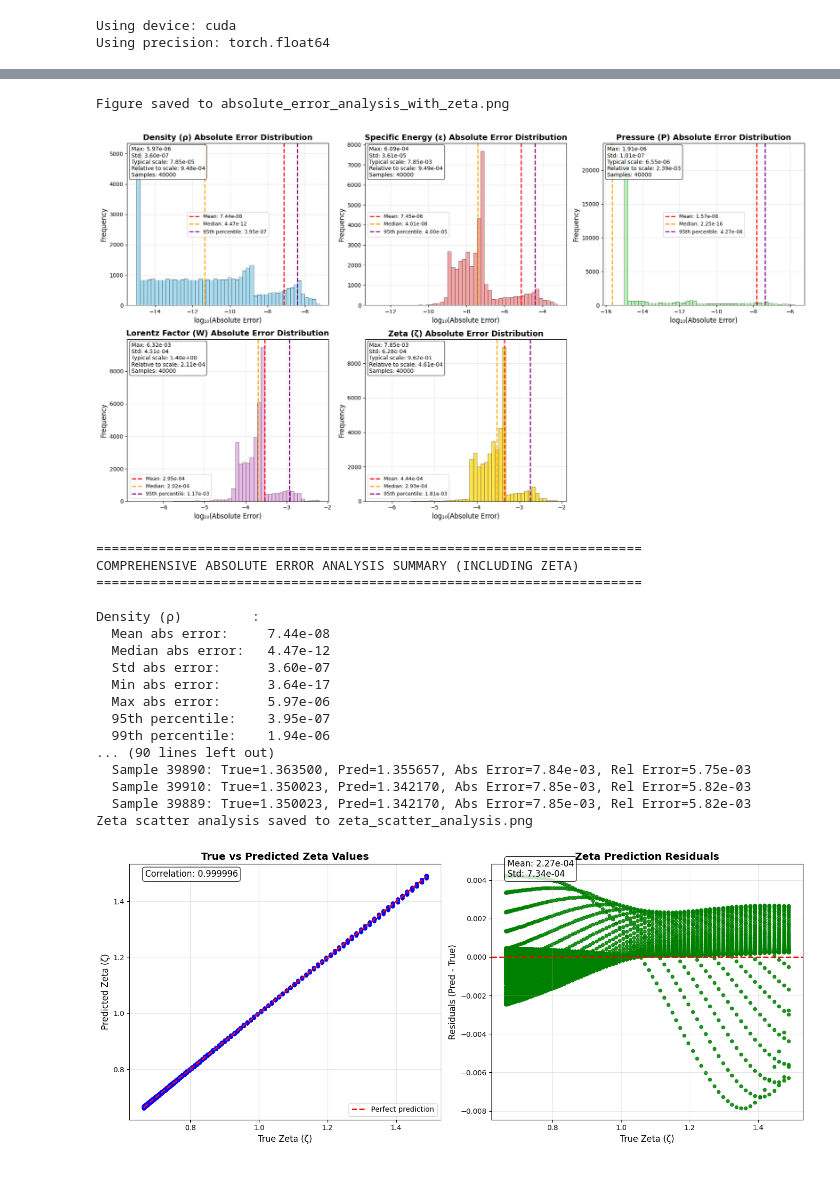
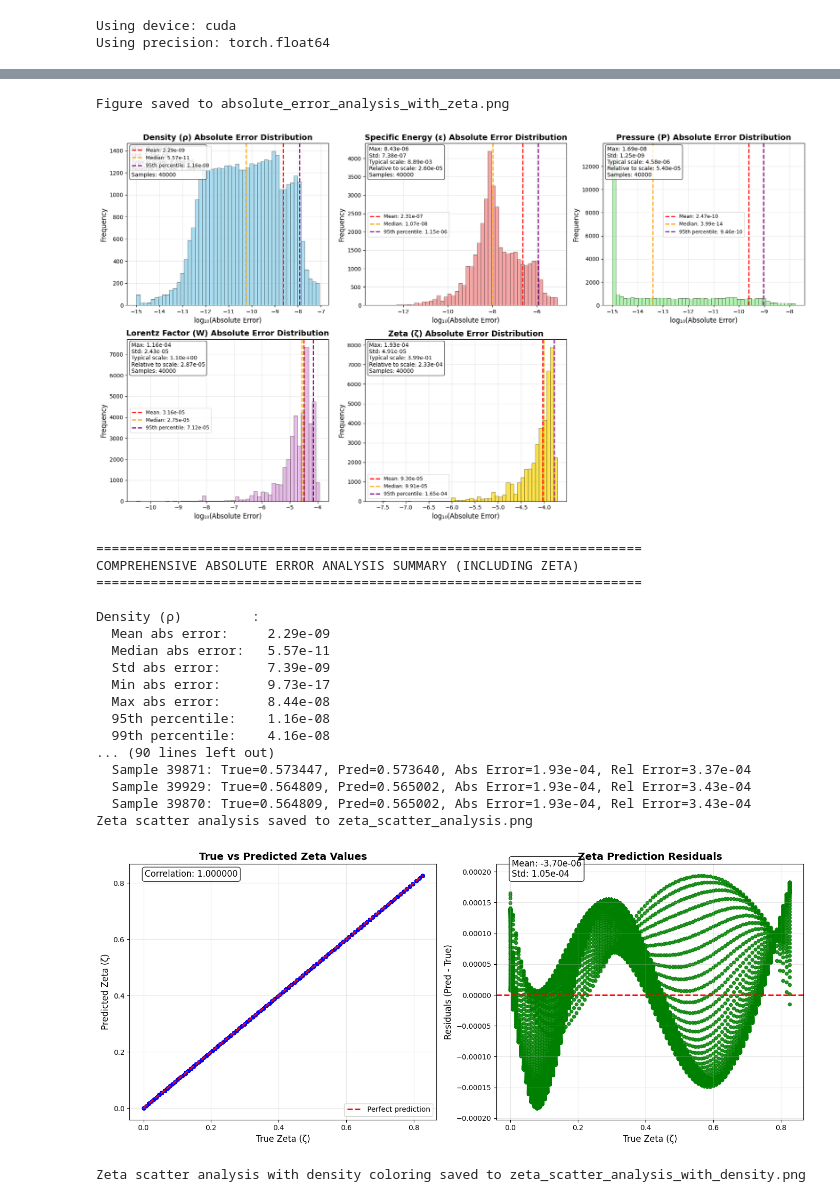
Before and after one commit to kemi2805/Pinns, a Jupyter notebook: c2p_claude.ipynb, the cells around one changed output, grey strips where cells are left out. Cells and saved outputs as stored; diff of their text form; code cells hidden in the pictures.

```diff
--- a/c2p_claude.ipynb
+++ b/c2p_claude.ipynb
@@ -521,7 +533,7 @@ def plot_training_history(history):
     plt.show()
 # %%
 def og_setup():
-    C, Z = setup_initial_state_meshgrid_cold(eta, eos, 200, device,lrhomin=-6, Wmin=1.2, Wmax=1.8)
+    C, Z = setup_initial_state_meshgrid_cold(eta, eos, 200, device,lrhomin=-6, lrhomax=-2.5, Wmin=1.2, Wmax=1.8)
     err = sanity_check(Z, C, eta, eos)
     print(f"Initial sanity check error: {err:.2e}")
     dataset = C2P_Dataset(C, Z)
@@ -546,10 +558,15 @@ def og_setup():
     scheduler = torch.optim.lr_scheduler.ReduceLROnPlateau(
         optimizer, mode='min', factor=0.5, patience=5, verbose=True
     )
-C, Z = setup_initial_state_meshgrid_cold(eta, eos, 300, device, lrhomin=-11, lrhomax=-2.8, Wmin=1.0, Wmax=2.0)
+C, Z = setup_initial_state_meshgrid_cold(eta, eos, 500, device,
+                                          lrhomin=-8,
+                                          lrhomax=-2.7,
+                                          Wmin=1.0,
+                                          Wmax=1.3,
+                                          bias_strength=0)
 err = sanity_check(Z, C, eta, eos)
 print(f"Initial sanity check error: {err:.2e}")
-dataset = C2P_Dataset(C, Z)
+dataset = C2P_Dataset(C, Z, margin=0.00)
 
 # Split into train/validation
 train_size = int(0.8 * len(dataset))
@@ -557,7 +574,7 @@ val_size = len(dataset) - train_size
 train_dataset, val_dataset = random_split(dataset, [train_size, val_size])
 
 # Create data loaders
-batch_size = 128
+batch_size = 256
 train_loader = DataLoader(train_dataset, batch_size=batch_size, shuffle=True)
 val_loader = DataLoader(val_dataset, batch_size=batch_size, shuffle=False)
 
@@ -566,12 +583,24 @@ val_loader = DataLoader(val_dataset, batch_size=batch_size, shuffle=False)
 #model = FourierPINN(fourier_sigma=1, dtype=dtype)
 #model = UltraCompactPINN(fourier_sigma=1.0, dtype=dtype)
 #model = CompactFourierPINN(dtype=dtype)
-model = PhysicsGuided_TinyPINN(dtype=dtype)
+from pinn_arch_physics_guided import PhysicsGuided_TinyPINNvKen
+model = PhysicsGuided_TinyPINNvKen(dtype=dtype, correction_scale=0.2)
 model = model.to(device)
 
 # Setup optimizer and scheduler
-optimizer = optim.AdamW(model.parameters(), lr=1e-3, weight_decay=1e-5)
+optimizer = optim.AdamW(model.parameters(), lr=5e-3, weight_decay=1e-5)
 scheduler = torch.optim.lr_scheduler.ReduceLROnPlateau(
-    optimizer, mode='min', factor=0.5, patience=15, verbose=True
+    optimizer, mode='min', factor=0.5, patience=6, verbose=True
 )
+#simple_scheduler = SimpleAdaptiveLR(optimizer, factor=0.5, patience=3, reset_after=5, reset_factor=3.0)
+
+#cycle_scheduler = CyclicLR(optimizer, base_lr=1e-7, max_lr=1e-3, step_size=50)
+
+# Add this after creating your dataset:
+print(f"C range after normalization: [{dataset.C.min():.6f}, {dataset.C.max():.6f}]")
+print(f"Z range after normalization: [{dataset.Z.min():.6f}, {dataset.Z.max():.6f}]")
+print(f"Original C_min: {dataset.C_min}")
+print(f"Original C_max: {dataset.C_max}")
+print(f"Original Z_min: {dataset.Z_min}")
+print(f"Original Z_max: {dataset.Z_max}")
 # %% [output]
@@ -620,7 +712,7 @@ plot_training_history(history)
 # %%
 from pinn_err_tests import plot_error_analysis_with_zeta_absolute, plot_zeta_scatter_analysis
 
-C, Z = setup_initial_state_meshgrid_cold(eta, eos, 200, device, Wmin=1.2, Wmax=1.8)
+C, Z = setup_initial_state_meshgrid_cold(eta, eos, 200, device, Wmin=1, Wmax=1.3, lrhomin=-8, lrhomax=-3.0)
 err = sanity_check(Z, C, eta, eos)
 print(f"Initial sanity check error: {err:.2e}")
 dataset_val = C2P_Dataset(C, Z, normalize_data=False)
@@ -640,4 +732,8 @@ errors, Z_pred, Z_true = plot_error_analysis_with_zeta_absolute(
 
 # Additional zeta-specific scatter plot analysis
 plot_zeta_scatter_analysis(Z_true, Z_pred, save_fig=True)
+# After training your model and getting predictions
+
+from pinn_err_tests import plot_zeta_scatter_analysis_with_density
+plot_zeta_scatter_analysis_with_density(Z, Z_pred, C, eos, save_fig=True)
 # %% [output]
@@ -652,20 +750,21 @@ Z_pred sample: tensor([0.6638, 0.6639, 0.6642, 0.6648, 0.6655], device='cuda:0',
 Figure saved to absolute_error_analysis_with_zeta.png
-[figure, old version]
+[figure, new version]
 ======================================================================
 COMPREHENSIVE ABSOLUTE ERROR ANALYSIS SUMMARY (INCLUDING ZETA)
 ======================================================================
 
 Density (ρ)         :
-  Mean abs error:     7.44e-08
-  Median abs error:   4.47e-12
-  Std abs error:      3.60e-07
-  Min abs error:      3.64e-17
-  Max abs error:      5.97e-06
-  95th percentile:    3.95e-07
-  99th percentile:    1.94e-06
+  Mean abs error:     2.29e-09
+  Median abs error:   5.57e-11
+  Std abs error:      7.39e-09
+  Min abs error:      9.73e-17
+  Max abs error:      8.44e-08
+  95th percentile:    1.16e-08
+  99th percentile:    4.16e-08
 ... (90 lines left out)
-  Sample 39890: True=1.363500, Pred=1.355657, Abs Error=7.84e-03, Rel Error=5.75e-03
-  Sample 39910: True=1.350023, Pred=1.342170, Abs Error=7.85e-03, Rel Error=5.82e-03
-  Sample 39889: True=1.350023, Pred=1.342170, Abs Error=7.85e-03, Rel Error=5.82e-03
+  Sample 39871: True=0.573447, Pred=0.573640, Abs Error=1.93e-04, Rel Error=3.37e-04
+  Sample 39929: True=0.564809, Pred=0.565002, Abs Error=1.93e-04, Rel Error=3.43e-04
+  Sample 39870: True=0.564809, Pred=0.565002, Abs Error=1.93e-04, Rel Error=3.43e-04
 Zeta scatter analysis saved to zeta_scatter_analysis.png
-[figure, old version]
+[figure, new version]
+Zeta scatter analysis with density coloring saved to zeta_scatter_analysis_with_density.png
```
Also changed, not shown: parts of 17 cells of this notebook, 55 other files.
